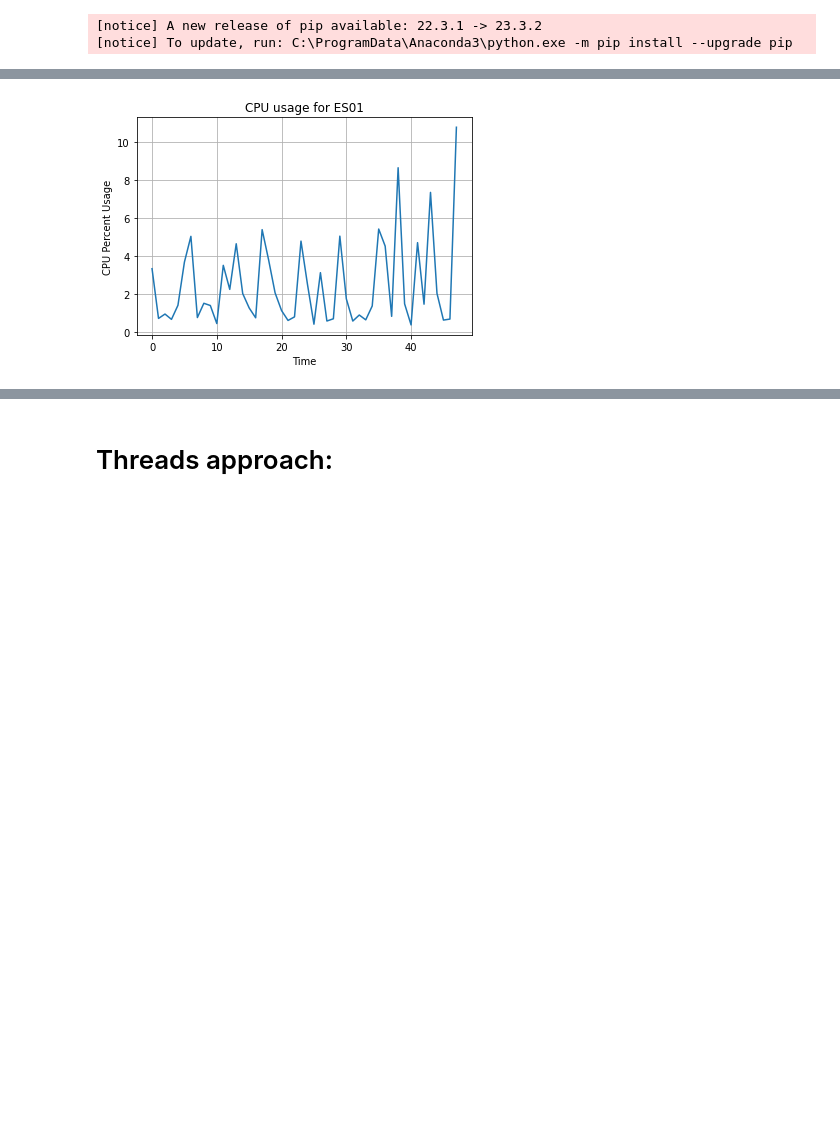
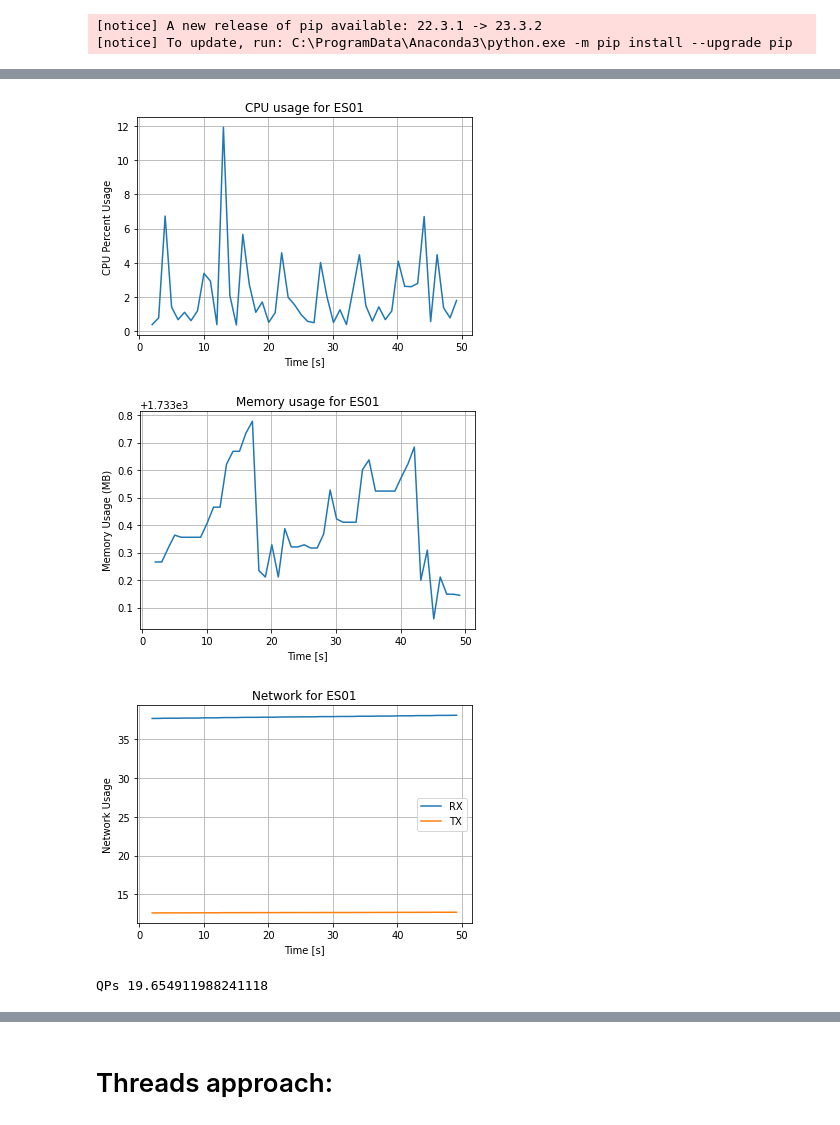
Before and after one commit to AndresSebad/benchmark-vector-bbdd, a Jupyter notebook: benchmark/elastic/ElasticSearch_Test0.ipynb, the cells around one changed output, grey strips where cells are left out. Saved outputs shown, nothing was run; the diff lists cells and outputs as text; code cells hidden in the pictures; blank space fills up the shorter version.

Commit message:
Last results; images that will be included in the PPT.

```diff
--- a/benchmark/elastic/ElasticSearch_Test0.ipynb
+++ b/benchmark/elastic/ElasticSearch_Test0.ipynb
@@ -130,7 +130,7 @@ class DatabaseBenchmark:
             print(f"error: {e}")
         pass
 
-    def measure_qps(self, temp_vector, num_queries=20):
+    def measure_qps(self, temp_vector, num_queries=1000):
         import timeit
 
         start_time = timeit.default_timer()
@@ -357,7 +373,15 @@ cpu_usage_plot(es01_stats_history, "ES01", False)
 # %%
-qps = Benchmark.measure_qps(temp_vector=data.embedding[0], num_queries = 20)
+qps = Benchmark.measure_qps(temp_vector=data.embedding[0], num_queries = 1000)
 es01_stats_history = profiler(es01_container)
 cpu_usage_plot(es01_stats_history, "ES01", False)
+memory_usage_plot(es01_stats_history, "ES01")
+io_usage_plot(es01_stats_history, "ES01")
 # %% [output]
-[figure, old version]
+[figure, new version]
+[figure, added]
+[figure, added]
+# %%
+print("QPs", qps)
+# %% [output]
+QPs 19.654911988241118
 # %%
```
Also changed, not shown: parts of 18 cells of this notebook.
